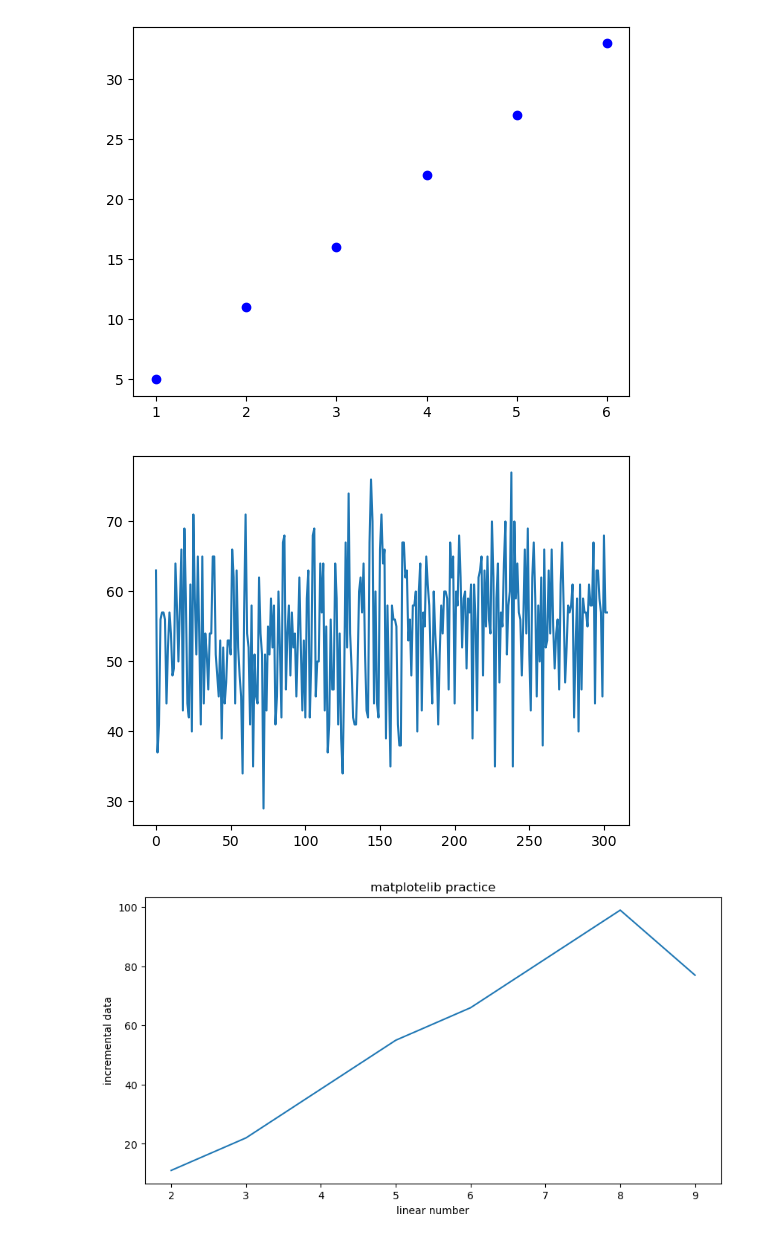
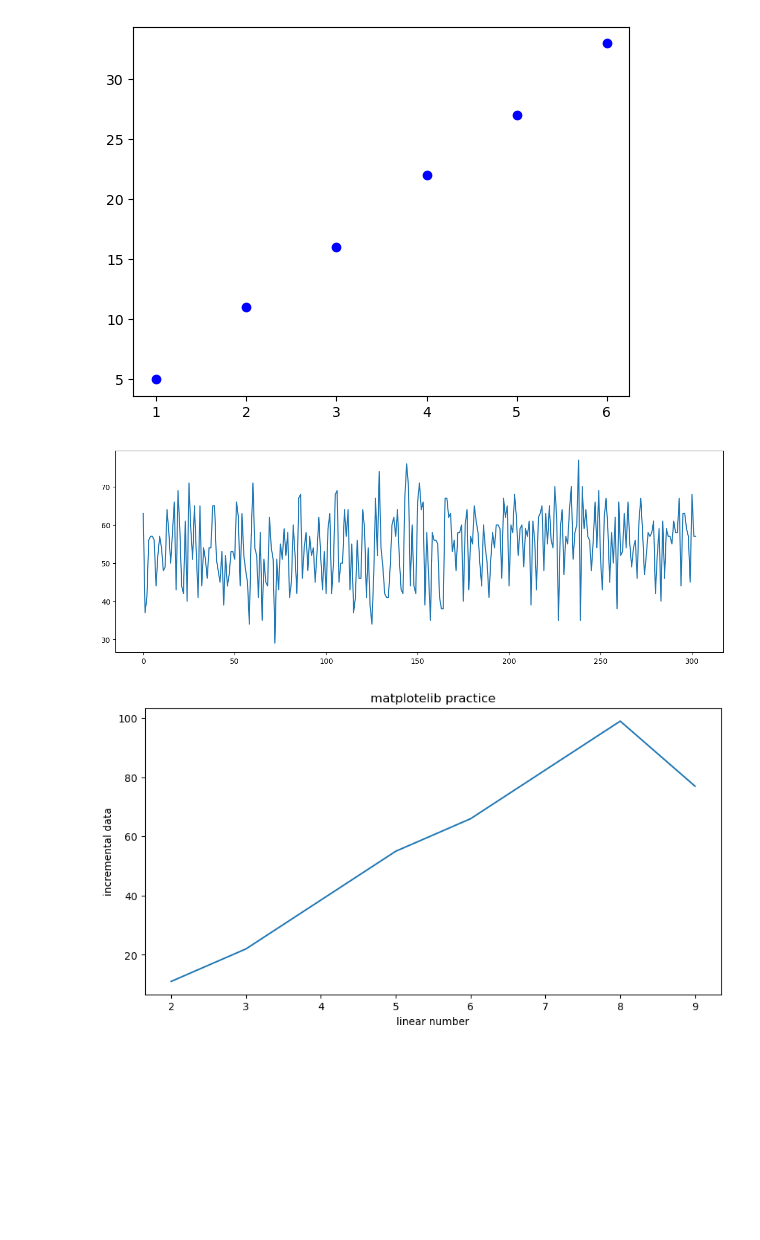
Before and after one commit to safeer-maker/Zero-to-Mastery-in-Machine-Learning, a Jupyter notebook: Matplotlib working.ipynb, the cells around one changed output. Drawn from its saved outputs; the diff is of its cells as text; code cells hidden in the pictures; blank space fills up the shorter version.

```diff
--- a/Matplotlib working.ipynb
+++ b/Matplotlib working.ipynb
@@ -59,11 +59,11 @@ ax.plot(arr[0],arr[1]//2,   'bo');
 # %% [output]
 [figure]
 # %%
-fig,ax = plt.subplots()
+fig,ax = plt.subplots(figsize =(15,5))
 ax.plot(heart_dis['age'])
 plt.show()
 # %% [output]
-[figure, old version]
+[figure, new version]
 # %%
 data = [[2 , 3 ,5, 6, 8, 9], [ 11 , 22, 55, 66, 99,77 ]]
 
```
Also changed, not shown: parts of 21 cells of this notebook.
